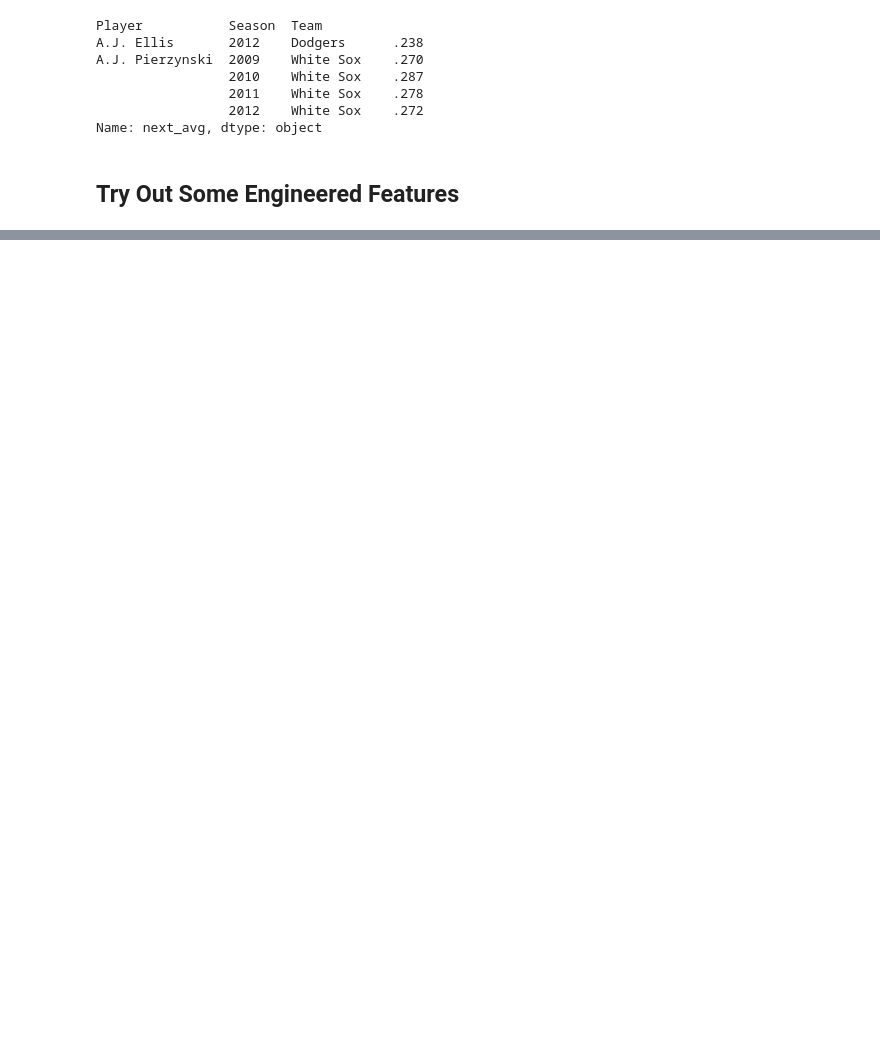
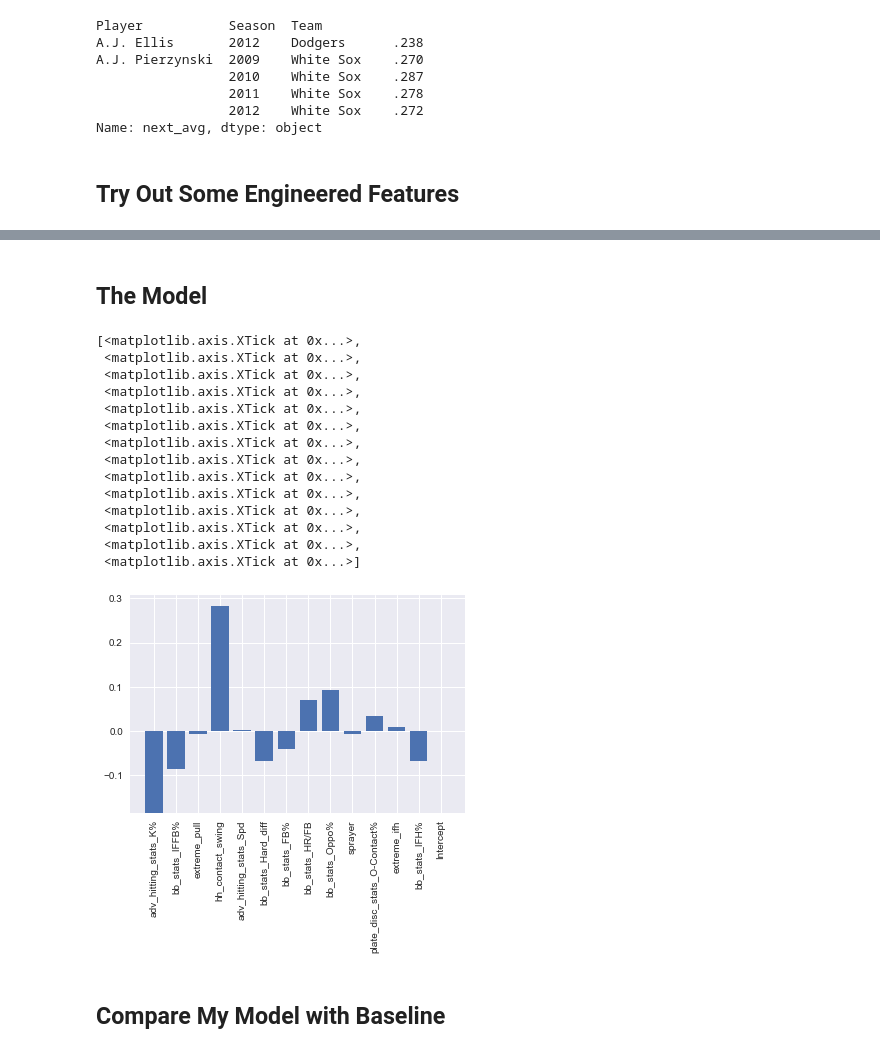
Before and after one commit to Mattymar/baseball-stats-predictor, a Jupyter notebook: baseball_stats_predictor/master.ipynb, the cells around one changed output, grey strips where cells are left out. Cells and saved outputs as stored; diff of their text form; code cells hidden in the pictures; blank space fills up the shorter version.

```diff
--- a/baseball_stats_predictor/master.ipynb
+++ b/baseball_stats_predictor/master.ipynb
@@ -472,5 +422,6 @@ Copy MSE: 0.000905952631579
 from sklearn.linear_model import ElasticNetCV
 encv = ElasticNetCV(cv=5)
 encv.fit(X, y)
-encv.score(X_test, y_test)
+print(encv.score(X_test, y_test))
+encv_coeffs = encv.coef_
 # %% [output]
@@ -484,0 +436,25 @@ lcv.score(X_test, y_test)
+# %% [markdown]
+## The Model
+# %%
+fig,ax = plt.subplots()
+ax.bar(range(len(encv_coeffs[0:len(best_cols)])), encv_coeffs[0:len(best_cols)])
+ax.set_xticklabels(list(X.columns)[0:len(best_cols)], rotation=90)
+ax.xaxis.set_ticks(range(len(best_cols)))
+# %% [output]
+[<matplotlib.axis.XTick at 0x...>,
+ <matplotlib.axis.XTick at 0x...>,
+ <matplotlib.axis.XTick at 0x...>,
+ <matplotlib.axis.XTick at 0x...>,
+ <matplotlib.axis.XTick at 0x...>,
+ <matplotlib.axis.XTick at 0x...>,
+ <matplotlib.axis.XTick at 0x...>,
+ <matplotlib.axis.XTick at 0x...>,
+ <matplotlib.axis.XTick at 0x...>,
+ <matplotlib.axis.XTick at 0x...>,
+ <matplotlib.axis.XTick at 0x...>,
+ <matplotlib.axis.XTick at 0x...>,
+ <matplotlib.axis.XTick at 0x...>,
+ <matplotlib.axis.XTick at 0x...>]
+[figure, added]
+# %% [markdown]
+## Compare My Model with Baseline
```
Also changed, not shown: parts of 22 cells of this notebook, 1 other file.
